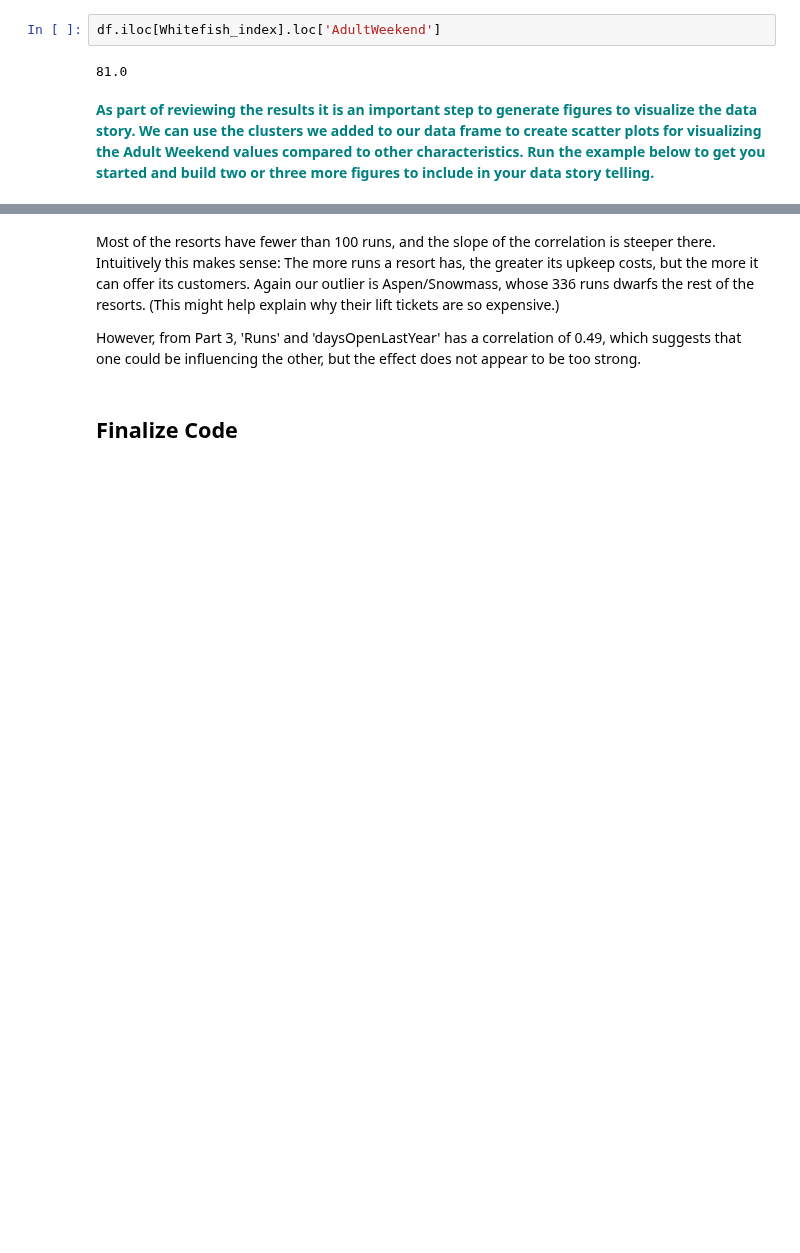
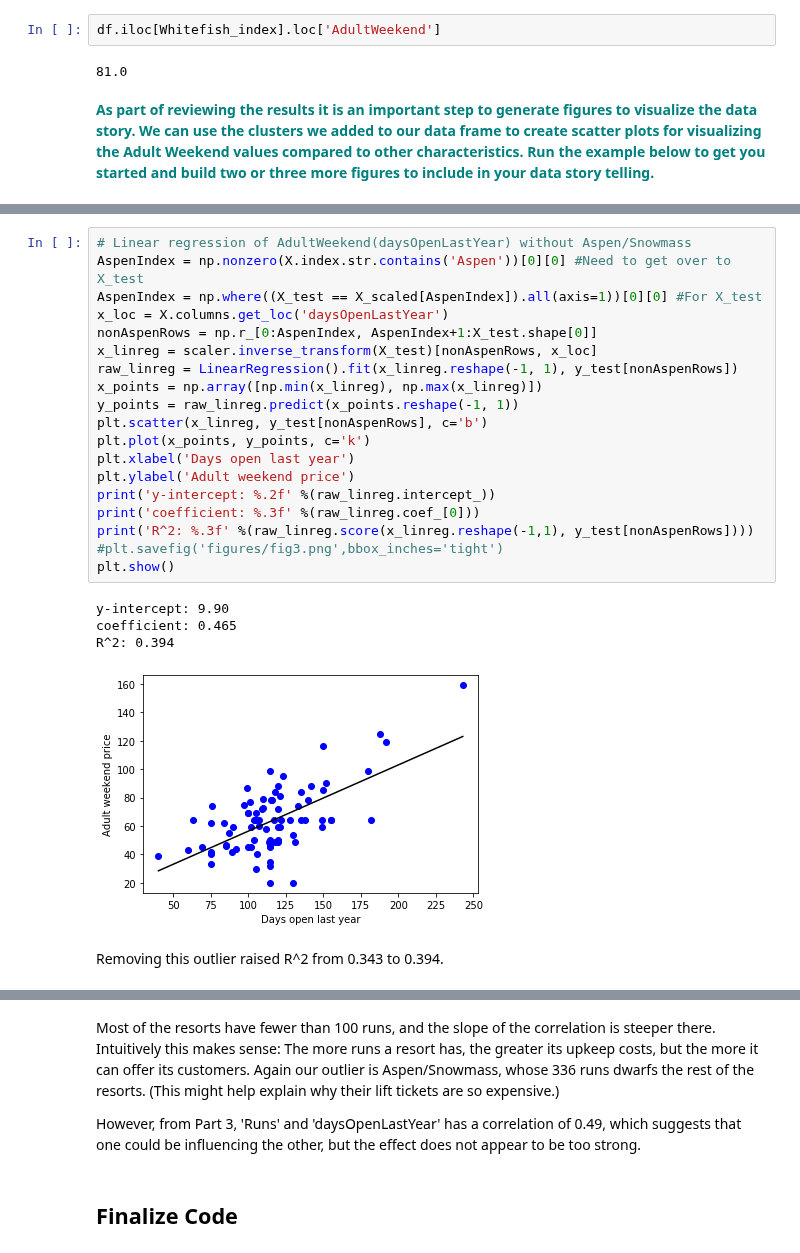
Before and after one commit to BarrettNB/Springboard, a Jupyter notebook: Capstone_1/GuidedCapstoneStep6HL.ipynb, the cells around one changed output, grey strips where cells are left out. Drawn from its saved outputs; the diff is of its cells as text; blank space fills up the shorter version.

```diff
--- a/Capstone_1/GuidedCapstoneStep6HL.ipynb
+++ b/Capstone_1/GuidedCapstoneStep6HL.ipynb
@@ -159,3 +165,29 @@ There is an outlier at the top-center of this graph. It corresponds to the famou
+# %%
+# Linear regression of AdultWeekend(daysOpenLastYear) without Aspen/Snowmass
+AspenIndex = np.nonzero(X.index.str.contains('Aspen'))[0][0] #Need to get over to X_test
+AspenIndex = np.where((X_test == X_scaled[AspenIndex]).all(axis=1))[0][0] #For X_test
+x_loc = X.columns.get_loc('daysOpenLastYear')
+nonAspenRows = np.r_[0:AspenIndex, AspenIndex+1:X_test.shape[0]]
+x_linreg = scaler.inverse_transform(X_test)[nonAspenRows, x_loc]
+raw_linreg = LinearRegression().fit(x_linreg.reshape(-1, 1), y_test[nonAspenRows])
+x_points = np.array([np.min(x_linreg), np.max(x_linreg)])
+y_points = raw_linreg.predict(x_points.reshape(-1, 1))
+plt.scatter(x_linreg, y_test[nonAspenRows], c='b')
+plt.plot(x_points, y_points, c='k')
+plt.xlabel('Days open last year')
+plt.ylabel('Adult weekend price')
+print('y-intercept: %.2f' %(raw_linreg.intercept_))
+print('coefficient: %.3f' %(raw_linreg.coef_[0]))
+print('R^2: %.3f' %(raw_linreg.score(x_linreg.reshape(-1,1), y_test[nonAspenRows])))
+#plt.savefig('figures/fig3.png',bbox_inches='tight')
+plt.show()
+# %% [output]
+y-intercept: 9.90
+coefficient: 0.465
+R^2: 0.394
+[figure, added]
+# %% [markdown]
+Removing this outlier raised R^2 from 0.343 to 0.394.
 # %%
 # Linear regression of AdultWeekend(Runs)
 x_loc = X.columns.get_loc('Runs')
```
Also changed, not shown: parts of 8 cells of this notebook.
